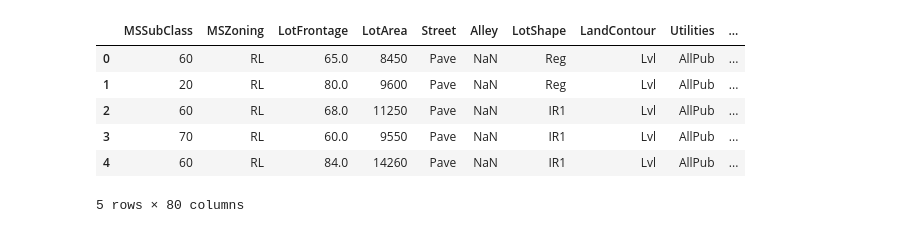
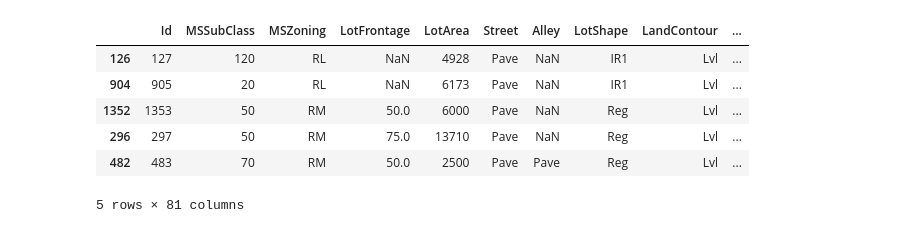
Before and after one commit to indian-coder-aarush/Learning, a Jupyter notebook: HousePriceEDA.ipynb, the cells around one changed output. Cells and saved outputs as stored; diff of their text form; code cells hidden in the pictures.

```diff
--- a/HousePriceEDA.ipynb
+++ b/HousePriceEDA.ipynb
@@ -8,12 +9,11 @@ warnings.filterwarnings('ignore', category=FutureWarning)
 # %%
 data = pd.read_csv("train.csv")
-data.drop(columns = "Id", inplace = True)
-data.head()
+data.sample(5)
 # %% [output]
-|  | MSSubClass | MSZoning | LotFrontage | LotArea | Street | Alley | LotShape | LandContour | Utilities | ... |
-| 0 | 60 | RL | 65.0 | 8450 | Pave | NaN | Reg | Lvl | AllPub | ... |
-| 1 | 20 | RL | 80.0 | 9600 | Pave | NaN | Reg | Lvl | AllPub | ... |
-| 2 | 60 | RL | 68.0 | 11250 | Pave | NaN | IR1 | Lvl | AllPub | ... |
-| 3 | 70 | RL | 60.0 | 9550 | Pave | NaN | IR1 | Lvl | AllPub | ... |
-| 4 | 60 | RL | 84.0 | 14260 | Pave | NaN | IR1 | Lvl | AllPub | ... |
+|  | Id | MSSubClass | MSZoning | LotFrontage | LotArea | Street | Alley | LotShape | LandContour | ... |
+| 126 | 127 | 120 | RL | NaN | 4928 | Pave | NaN | IR1 | Lvl | ... |
+| 904 | 905 | 20 | RL | NaN | 6173 | Pave | NaN | IR1 | Lvl | ... |
+| 1352 | 1353 | 50 | RM | 50.0 | 6000 | Pave | NaN | Reg | Lvl | ... |
+| 296 | 297 | 50 | RM | 75.0 | 13710 | Pave | NaN | Reg | Lvl | ... |
+| 482 | 483 | 70 | RM | 50.0 | 2500 | Pave | Pave | Reg | Lvl | ... |
-5 rows × 80 columns
+5 rows × 81 columns
```
Also changed, not shown: parts of 19 cells of this notebook.
